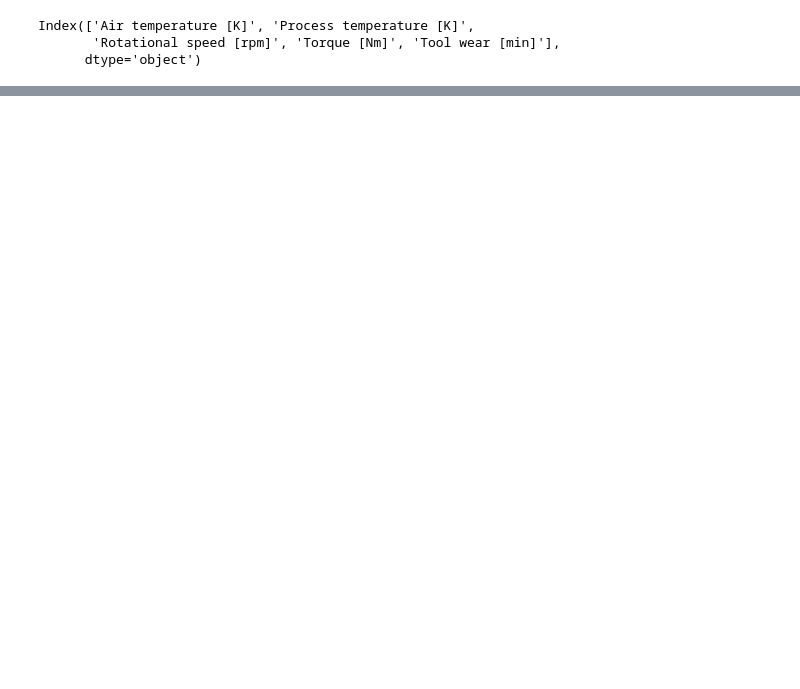
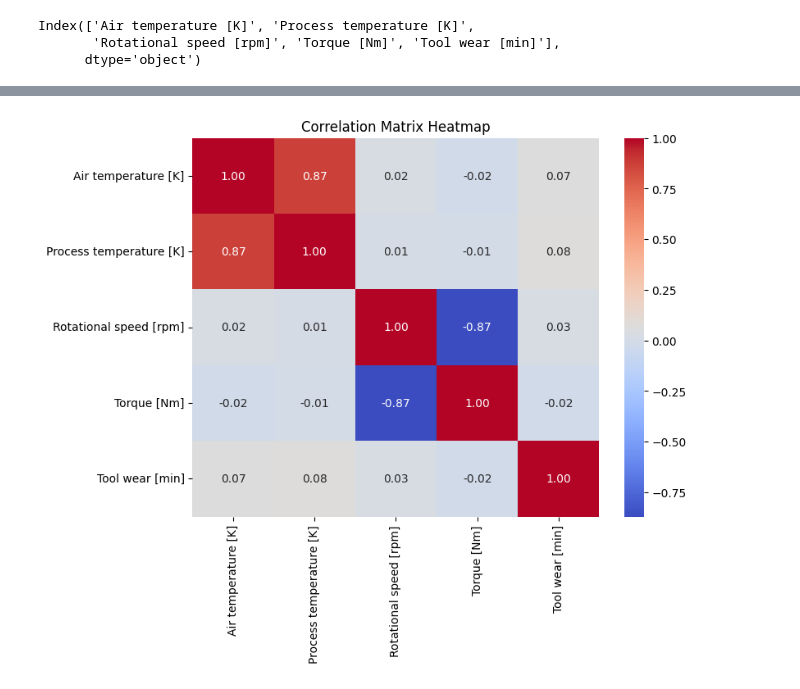
Before and after one commit to adoreblvnk/err, a Jupyter notebook: industry_processing/hackathon.ipynb, the cells around one changed output, grey strips where cells are left out. Cells and saved outputs as stored; diff of their text form; code cells hidden in the pictures; blank space fills up the shorter version.

```diff
--- a/industry_processing/hackathon.ipynb
+++ b/industry_processing/hackathon.ipynb
@@ -113,0 +115,8 @@ plt.show()
+# %%
+matrix = X_test.corr()
+plt.figure(figsize=(8, 6)) # Adjust figure size as needed
+sns.heatmap(matrix , annot=True, cmap='coolwarm', fmt=".2f")
+plt.title("Correlation Matrix Heatmap")
+plt.show()
+# %% [output]
+[figure, added]
```
Also changed, not shown: parts of 3 cells of this notebook.
